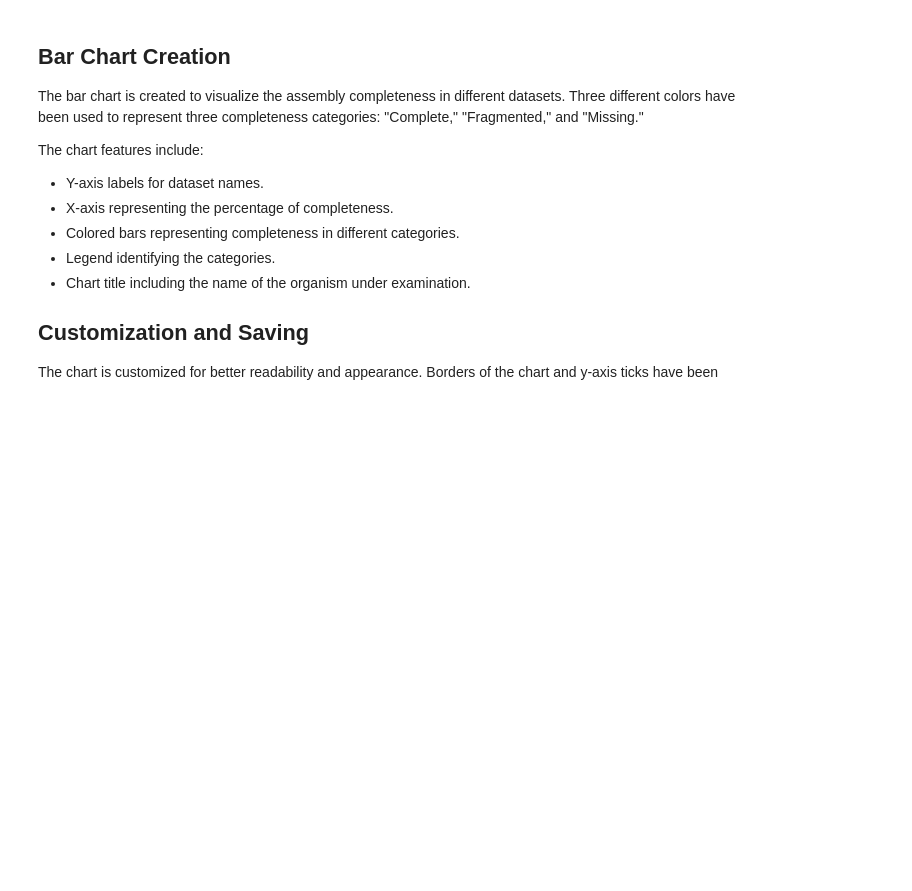
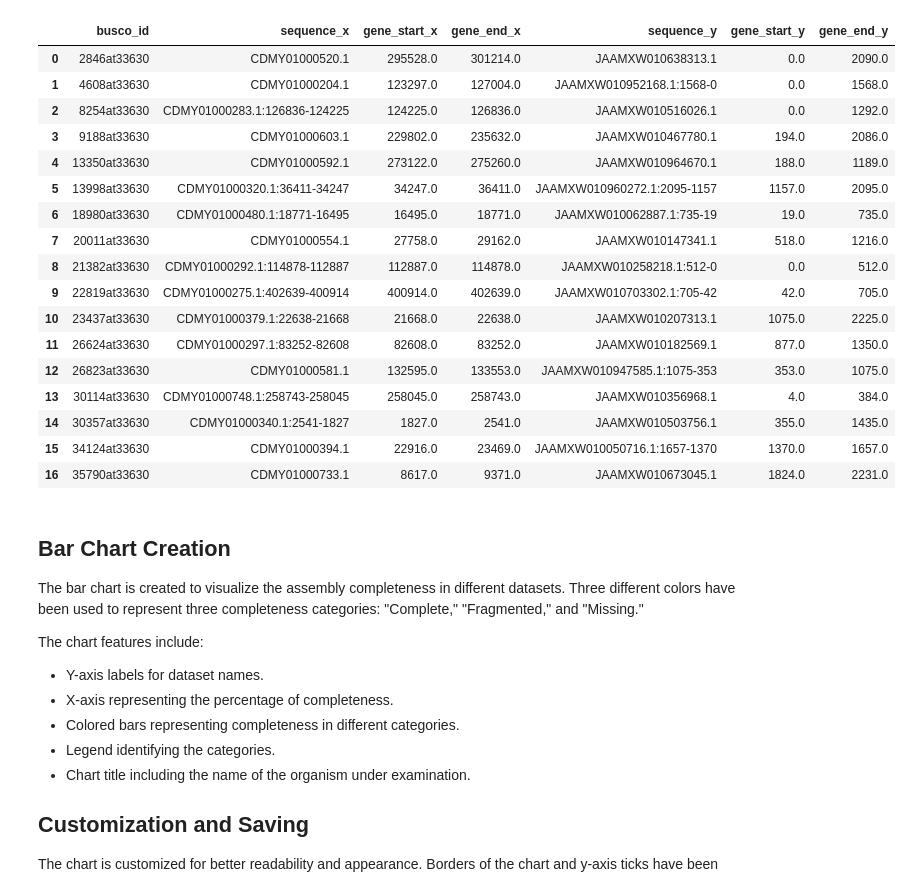
Before and after one commit to lorenzo-arcioni/BioSwiftAnalytics, a Jupyter notebook: busco-results-plot.ipynb, the cells around one changed output. Drawn from its saved outputs; the diff is of its cells as text; code cells hidden in the pictures; blank space fills up the shorter version.

```diff
--- a/busco-results-plot.ipynb
+++ b/busco-results-plot.ipynb
@@ -22,0 +327,3 @@ The data required for analysis is contained in JSON files, and these data are lo
+# %%
+gene1 = fulltable_data[(fulltable_data['genome_version'] == 'GCA_001179505.1') & (fulltable_data['status'] == 'Complete')]
+gene2 = fulltable_data[(fulltable_data['genome_version'] == 'GCA_019702695.1') & (fulltable_data['status'] == 'Complete')]
@@ -22,0 +339,21 @@ The data required for analysis is contained in JSON files, and these data are lo
+# %%
+pd.merge(gene1[['busco_id', 'sequence', 'gene_start', 'gene_end']], gene2[['busco_id', 'sequence', 'gene_start', 'gene_end']], how='inner', on=['busco_id']).head(17)
+# %% [output]
+|  | busco_id | sequence_x | gene_start_x | gene_end_x | sequence_y | gene_start_y | gene_end_y |
+| 0 | 2846at33630 | CDMY01000520.1 | 295528.0 | 301214.0 | JAAMXW010638313.1 | 0.0 | 2090.0 |
+| 1 | 4608at33630 | CDMY01000204.1 | 123297.0 | 127004.0 | JAAMXW010952168.1:1568-0 | 0.0 | 1568.0 |
+| 2 | 8254at33630 | CDMY01000283.1:126836-124225 | 124225.0 | 126836.0 | JAAMXW010516026.1 | 0.0 | 1292.0 |
+| 3 | 9188at33630 | CDMY01000603.1 | 229802.0 | 235632.0 | JAAMXW010467780.1 | 194.0 | 2086.0 |
+| 4 | 13350at33630 | CDMY01000592.1 | 273122.0 | 275260.0 | JAAMXW010964670.1 | 188.0 | 1189.0 |
+| 5 | 13998at33630 | CDMY01000320.1:36411-34247 | 34247.0 | 36411.0 | JAAMXW010960272.1:2095-1157 | 1157.0 | 2095.0 |
+| 6 | 18980at33630 | CDMY01000480.1:18771-16495 | 16495.0 | 18771.0 | JAAMXW010062887.1:735-19 | 19.0 | 735.0 |
+| 7 | 20011at33630 | CDMY01000554.1 | 27758.0 | 29162.0 | JAAMXW010147341.1 | 518.0 | 1216.0 |
+| 8 | 21382at33630 | CDMY01000292.1:114878-112887 | 112887.0 | 114878.0 | JAAMXW010258218.1:512-0 | 0.0 | 512.0 |
+| 9 | 22819at33630 | CDMY01000275.1:402639-400914 | 400914.0 | 402639.0 | JAAMXW010703302.1:705-42 | 42.0 | 705.0 |
+| 10 | 23437at33630 | CDMY01000379.1:22638-21668 | 21668.0 | 22638.0 | JAAMXW010207313.1 | 1075.0 | 2225.0 |
+| 11 | 26624at33630 | CDMY01000297.1:83252-82608 | 82608.0 | 83252.0 | JAAMXW010182569.1 | 877.0 | 1350.0 |
+| 12 | 26823at33630 | CDMY01000581.1 | 132595.0 | 133553.0 | JAAMXW010947585.1:1075-353 | 353.0 | 1075.0 |
+| 13 | 30114at33630 | CDMY01000748.1:258743-258045 | 258045.0 | 258743.0 | JAAMXW010356968.1 | 4.0 | 384.0 |
+| 14 | 30357at33630 | CDMY01000340.1:2541-1827 | 1827.0 | 2541.0 | JAAMXW010503756.1 | 355.0 | 1435.0 |
+| 15 | 34124at33630 | CDMY01000394.1 | 22916.0 | 23469.0 | JAAMXW010050716.1:1657-1370 | 1370.0 | 1657.0 |
+| 16 | 35790at33630 | CDMY01000733.1 | 8617.0 | 9371.0 | JAAMXW010673045.1 | 1824.0 | 2231.0 |
```
Also changed, not shown: parts of 12 cells of this notebook, 3 other files.
